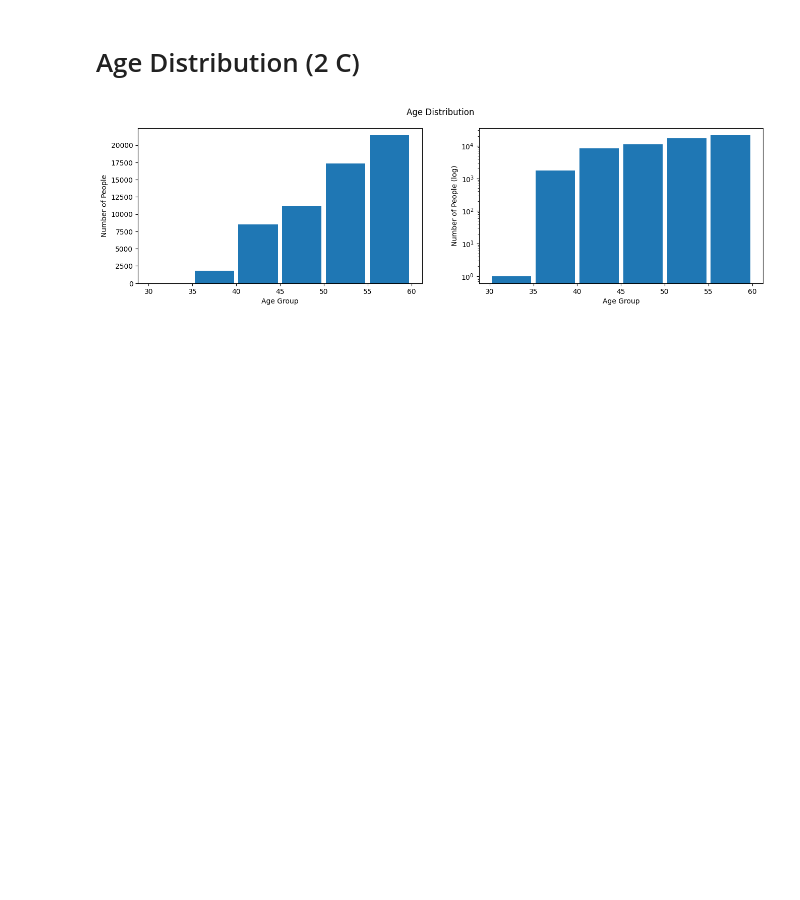
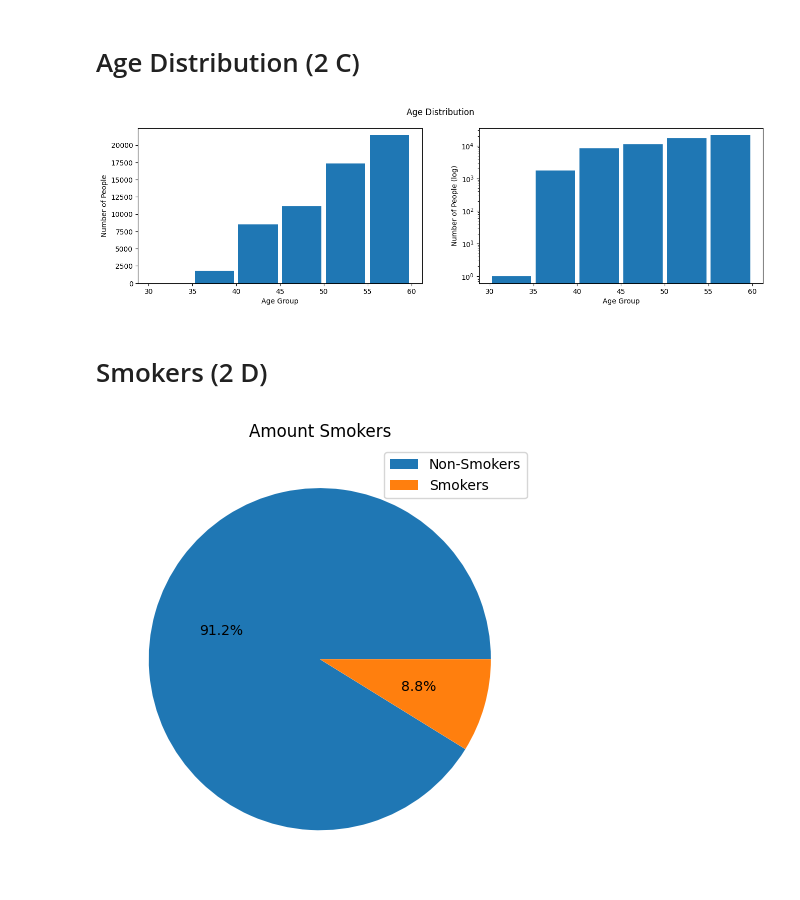
Before and after one commit to Andreas-Svensson/disease_prediction, a Jupyter notebook: data_analysis.ipynb, the cells around one changed output. Drawn from its saved outputs; the diff is of its cells as text; code cells hidden in the pictures; blank space fills up the shorter version.

Commit message:
added smokers pie chart

```diff
--- a/data_analysis.ipynb
+++ b/data_analysis.ipynb
@@ -81,3 +81,23 @@ for ax, log in zip(axes.flatten(), [False, True]):
 fig.suptitle("Age Distribution");
 # %% [output]
 [figure]
+# %% [markdown]
+# Smokers (2 D)
+# %%
+smoker = {"Non-Smokers": 0, "Smokers": 1}
+
+fig, ax = plt.subplots()
+
+
+# plot amount of each smoker value (0, 1) in df
+plt.pie(x = [len(df[df["smoke"] == i]) for i in smoker.values()], autopct=lambda pct: f"{pct:.1f}%")
+
+# map keys to legend
+plt.legend(smoker.keys())
+
+# set labels
+ax.set(title = "Amount Smokers")
+
+plt.tight_layout()
+# %% [output]
+[figure, added]
```
